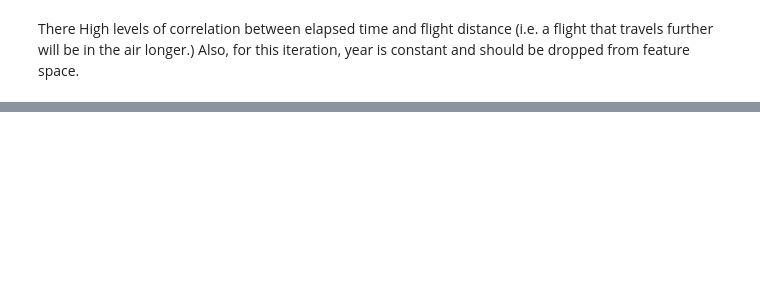
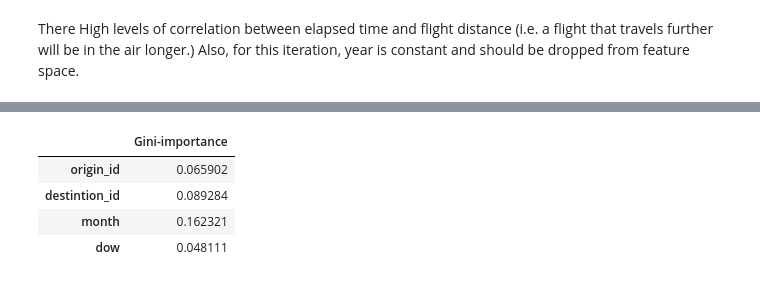
Before and after one commit to aviationweather/airport-delays, a Jupyter notebook: notebooks/modeling/airport-delays-multiclass-classifier.ipynb, the cells around one changed output, grey strips where cells are left out. Saved outputs shown, nothing was run; the diff lists cells and outputs as text; code cells hidden in the pictures; blank space fills up the shorter version.

```diff
--- a/notebooks/modeling/airport-delays-multiclass-classifier.ipynb
+++ b/notebooks/modeling/airport-delays-multiclass-classifier.ipynb
@@ -150,2 +190,10 @@ importances = estimate_feature_importances(X=features, y=target, feature_names=f
+# %%
+top_four
+# %% [output]
+|  | Gini-importance |
+| origin_id | 0.065902 |
+| destintion_id | 0.089284 |
+| month | 0.162321 |
+| dow | 0.048111 |
 # %%
 importances = estimate_feature_importances(X=features, y=target, feature_names=features.columns, class_weight='balanced')
```
Also changed, not shown: parts of 12 cells of this notebook.
